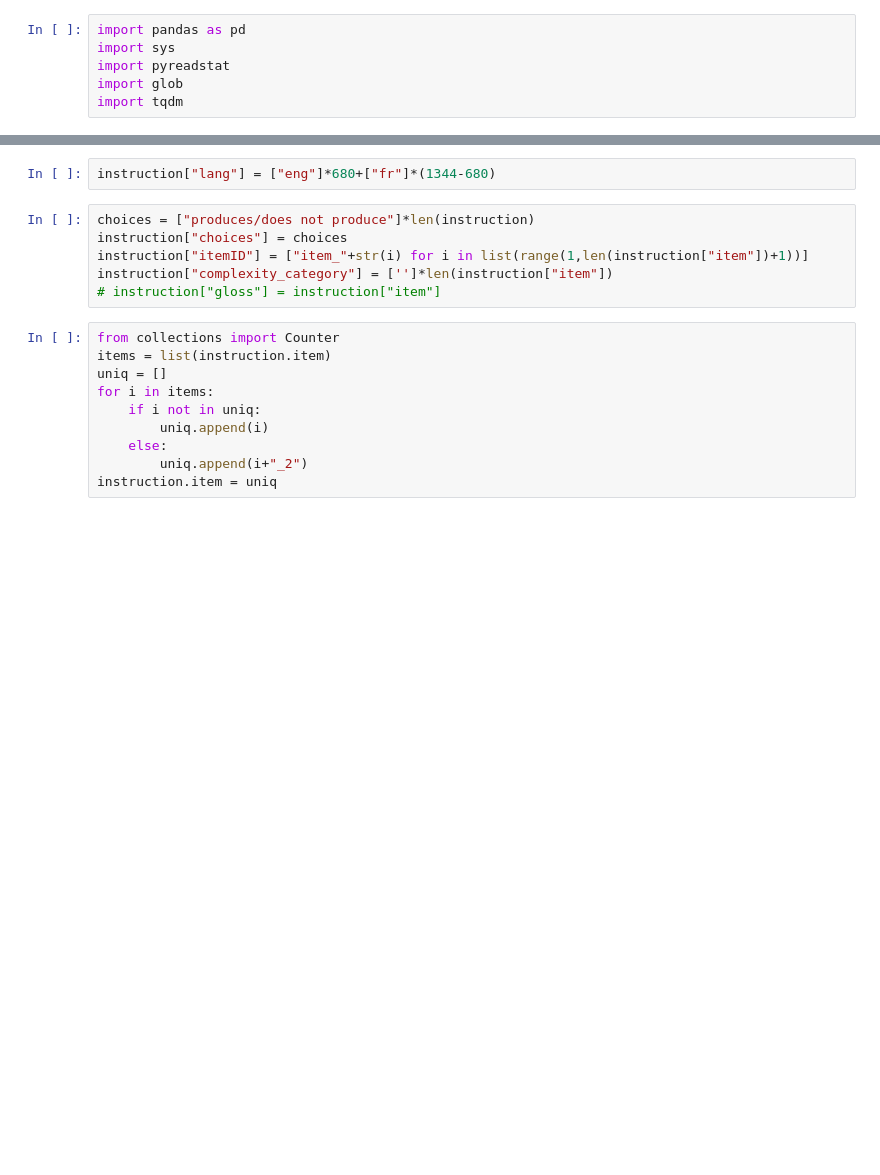
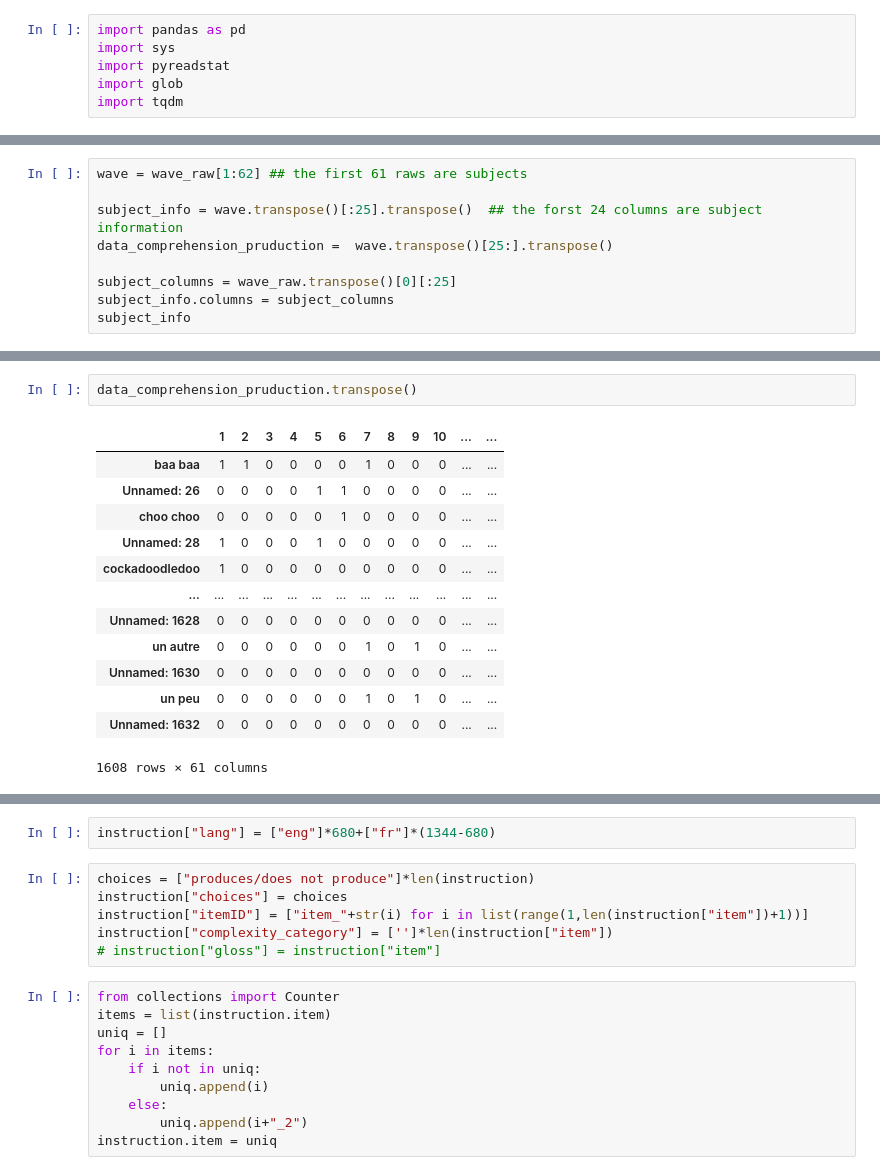
Before and after one commit to ningkko/Bilingualism_ChildASR, a Jupyter notebook: biling_data/french/converter.ipynb, the cells around one changed output, grey strips where cells are left out. Saved outputs shown, nothing was run; the diff lists cells and outputs as text; blank space fills up the shorter version.

```diff
--- a/biling_data/french/converter.ipynb
+++ b/biling_data/french/converter.ipynb
@@ -30,0 +27,9 @@ wave3
+# %%
+wave = wave_raw[1:62] ## the first 61 raws are subjects
+
+subject_info = wave.transpose()[:25].transpose()  ## the forst 24 columns are subject information
+data_comprehension_pruduction =  wave.transpose()[25:].transpose()
+
+subject_columns = wave_raw.transpose()[0][:25]
+subject_info.columns = subject_columns
+subject_info
@@ -30,0 +50,16 @@ wave3
+# %%
+data_comprehension_pruduction.transpose()
+# %% [output]
+|  | 1 | 2 | 3 | 4 | 5 | 6 | 7 | 8 | 9 | 10 | ... | ... |
+| baa baa | 1 | 1 | 0 | 0 | 0 | 0 | 1 | 0 | 0 | 0 | ... | ... |
+| Unnamed: 26 | 0 | 0 | 0 | 0 | 1 | 1 | 0 | 0 | 0 | 0 | ... | ... |
+| choo choo | 0 | 0 | 0 | 0 | 0 | 1 | 0 | 0 | 0 | 0 | ... | ... |
+| Unnamed: 28 | 1 | 0 | 0 | 0 | 1 | 0 | 0 | 0 | 0 | 0 | ... | ... |
+| cockadoodledoo | 1 | 0 | 0 | 0 | 0 | 0 | 0 | 0 | 0 | 0 | ... | ... |
+| ... | ... | ... | ... | ... | ... | ... | ... | ... | ... | ... | ... | ... |
+| Unnamed: 1628 | 0 | 0 | 0 | 0 | 0 | 0 | 0 | 0 | 0 | 0 | ... | ... |
+| un autre | 0 | 0 | 0 | 0 | 0 | 0 | 1 | 0 | 1 | 0 | ... | ... |
+| Unnamed: 1630 | 0 | 0 | 0 | 0 | 0 | 0 | 0 | 0 | 0 | 0 | ... | ... |
+| un peu | 0 | 0 | 0 | 0 | 0 | 0 | 1 | 0 | 1 | 0 | ... | ... |
+| Unnamed: 1632 | 0 | 0 | 0 | 0 | 0 | 0 | 0 | 0 | 0 | 0 | ... | ... |
+1608 rows × 61 columns
```
Also changed, not shown: parts of 16 cells of this notebook, 9 other files.
